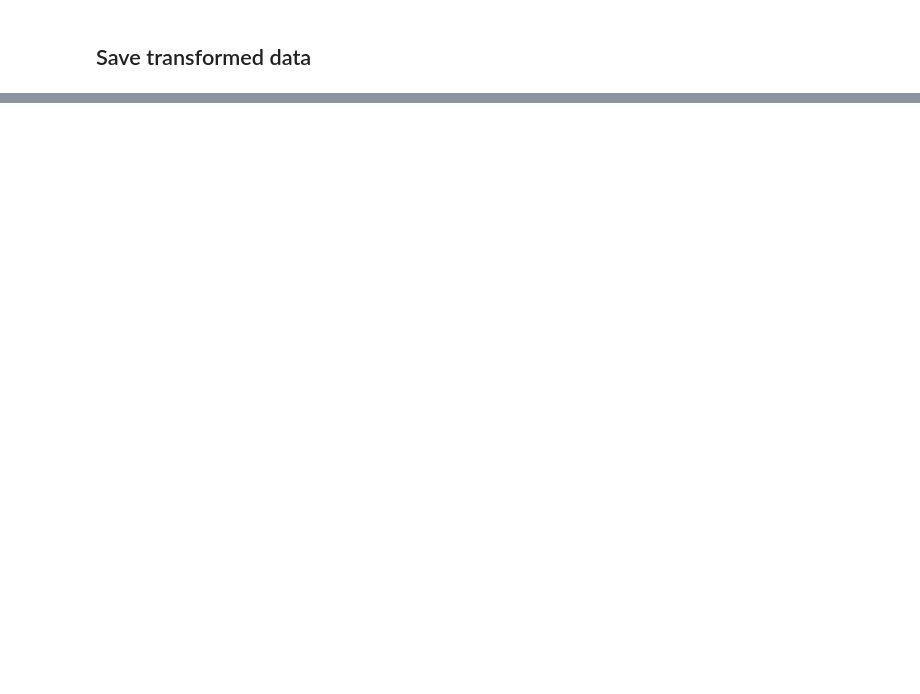
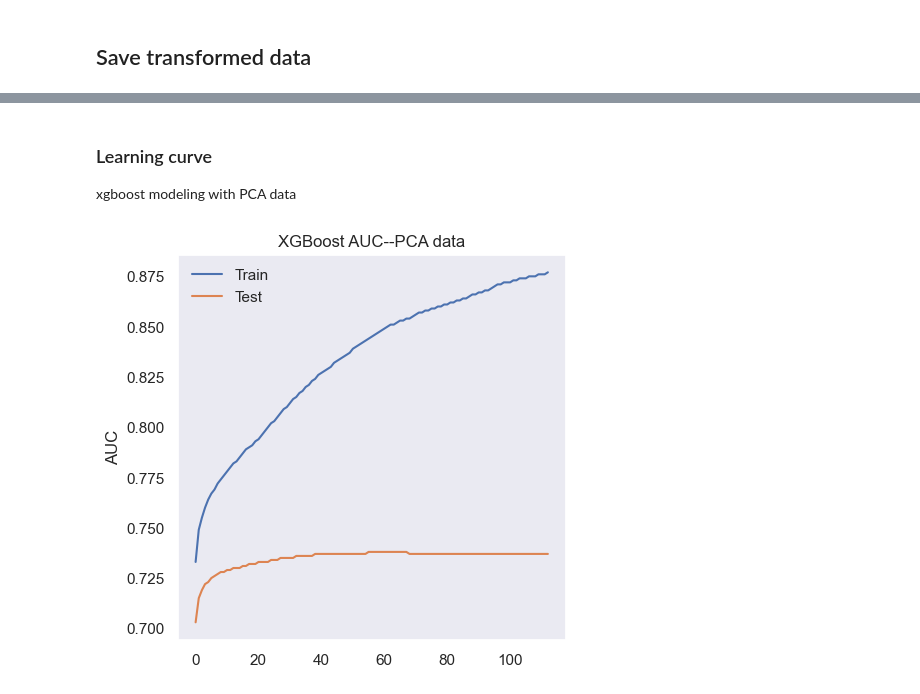
Before and after one commit to harnalashok/CatEncodersFamily, a Jupyter notebook: avazu.ipynb, the cells around one changed output, grey strips where cells are left out. Drawn from its saved outputs; the diff is of its cells as text; code cells hidden in the pictures; blank space fills up the shorter version.

```diff
--- a/avazu.ipynb
+++ b/avazu.ipynb
@@ -1621,0 +1101,29 @@ _=sns.scatterplot(data = X, x = "x1", y = "x3", hue = y)
+# %%
+# 15.0 Prepare xgboost model--PCA data
+
+# 15.0.1 We use class weights also:
+#        Actually there is no benefit:
+
+class_weights = {0: 1, 1: 10}
+
+model_pca = xgb.XGBClassifier( n_estimators= 200,
+                           verbosity = 3,
+                           eta = 0.06,
+                           max_depth = 15,
+                           subsample = 0.8,
+                           class_weight = class_weights,
+                           random_state = rng,
+                           )
+
+
+tr_X =   pca_train
+test_X = pca_test
+ytrain = y_train
+ytest = y_test
+
+
+model_pca.fit(tr_X, ytrain.values,
+                     early_stopping_rounds = 50,   # 10% of n_estimators
+                     eval_set=[ (tr_X, ytrain.values),(test_X, ytest.values)],
+                     eval_metric = ['auc']    # binary classification problem
+                    )
@@ -1621,0 +1184,19 @@ _=sns.scatterplot(data = X, x = "x1", y = "x3", hue = y)
+# %% [markdown]
+### Learning curve
+xgboost modeling with PCA data
+# %%
+# 15.3 Learning curve of xgboost based on pca data:
+# Ref: https://stackoverflow.com/a/60366515
+fig, ax = plt.subplots(1,1, figsize = (5,5));
+
+results = model_pca.evals_result()
+epochs = len(results['validation_0']['auc'])
+x_axis = range(0,epochs);
+ax.plot(x_axis, np.round(results['validation_0']['auc'],3), label='Train');
+ax.plot(x_axis, np.round(results['validation_1']['auc'],3), label='Test');
+ax.legend();
+ax.grid();
+ax.set_ylabel('AUC');
+ax.set_title("XGBoost AUC--PCA data");
+# %% [output]
+[figure, added]
```
Also changed, not shown: parts of 174 cells of this notebook.
